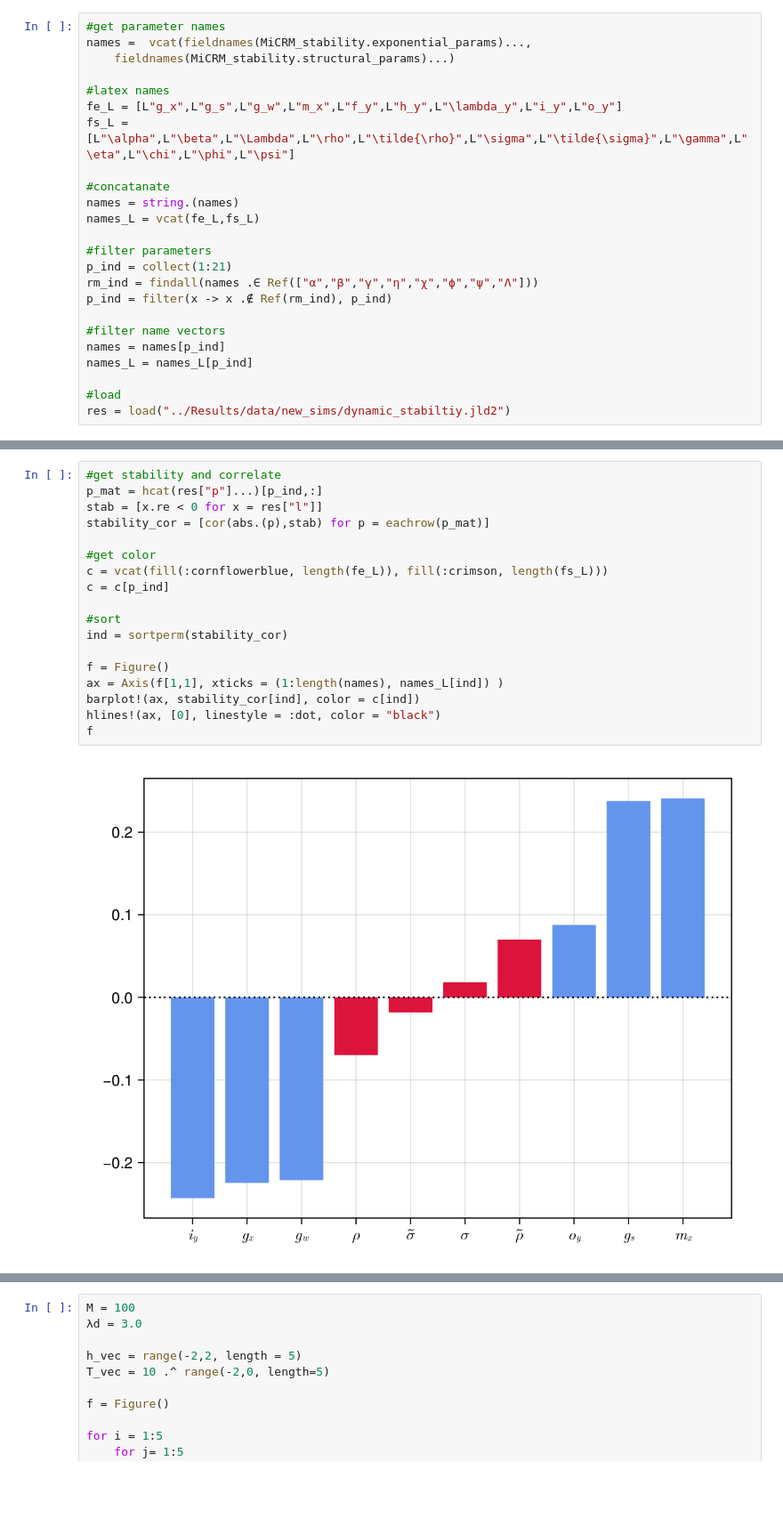
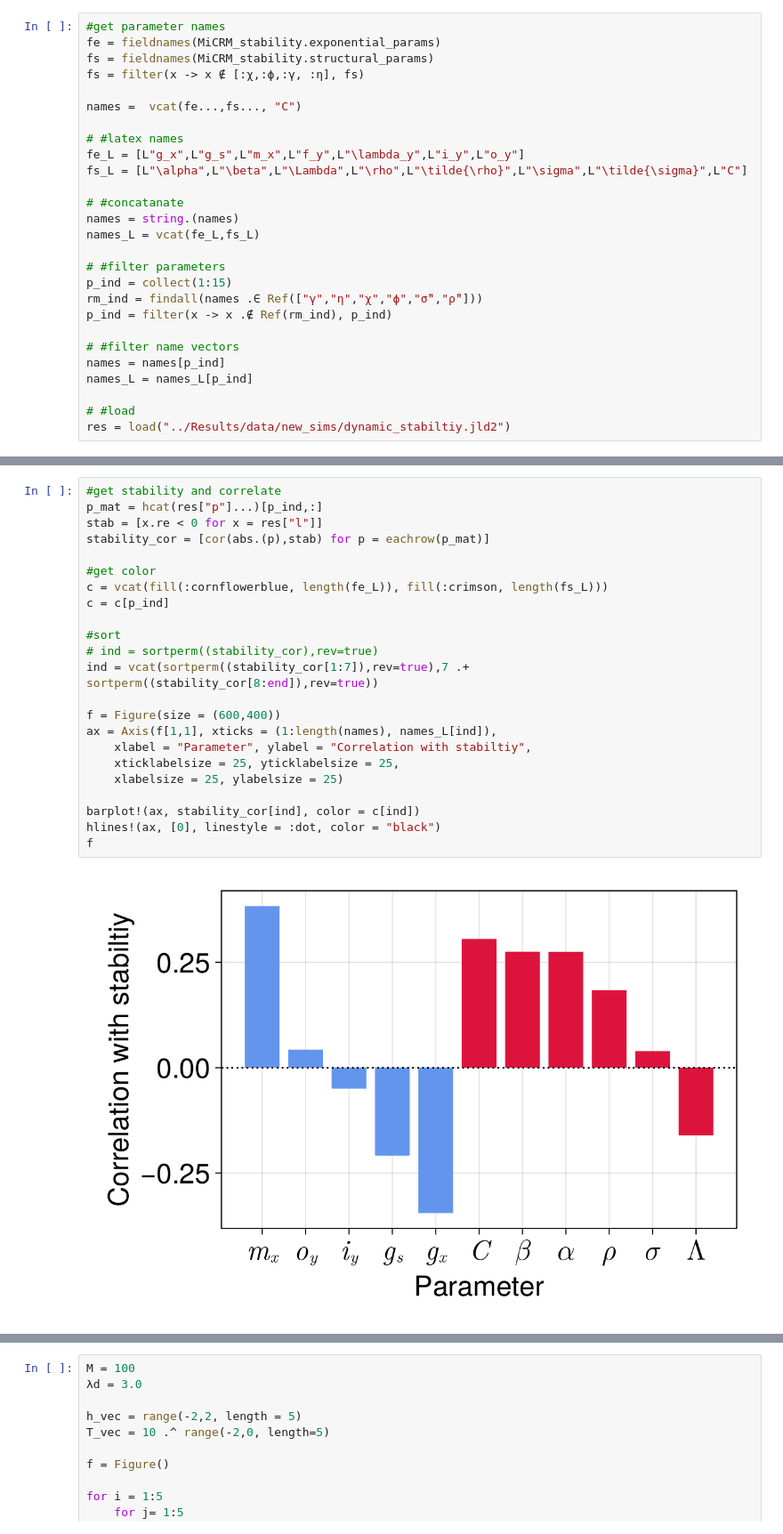
Before and after one commit to CleggTom/MiCRM_stability, a Jupyter notebook: Notebooks/Untitled1.ipynb, the cells around one changed output, grey strips where cells are left out. Shown at 89% size. Drawn from its saved outputs; the diff is of its cells as text; blank space fills up the shorter version.

```diff
--- a/Notebooks/Untitled1.ipynb
+++ b/Notebooks/Untitled1.ipynb
@@ -21,26 +17,29 @@ Precompiling Graphs
 # %%
 #get parameter names
-names =  vcat(fieldnames(MiCRM_stability.exponential_params)...,
-    fieldnames(MiCRM_stability.structural_params)...)
+fe = fieldnames(MiCRM_stability.exponential_params)
+fs = fieldnames(MiCRM_stability.structural_params)
+fs = filter(x -> x ∉ [:χ,:ϕ,:γ, :η], fs)
 
-#latex names
-fe_L = [L"g_x",L"g_s",L"g_w",L"m_x",L"f_y",L"h_y",L"\lambda_y",L"i_y",L"o_y"]
-fs_L = [L"\alpha",L"\beta",L"\Lambda",L"\rho",L"\tilde{\rho}",L"\sigma",L"\tilde{\sigma}",L"\gamma",L"\eta",L"\chi",L"\phi",L"\psi"]
+names =  vcat(fe...,fs..., "C")
 
-#concatanate
+# #latex names
+fe_L = [L"g_x",L"g_s",L"m_x",L"f_y",L"\lambda_y",L"i_y",L"o_y"]
+fs_L = [L"\alpha",L"\beta",L"\Lambda",L"\rho",L"\tilde{\rho}",L"\sigma",L"\tilde{\sigma}",L"C"]
+
+# #concatanate
 names = string.(names)
 names_L = vcat(fe_L,fs_L)
 
-#filter parameters
-p_ind = collect(1:21)
-rm_ind = findall(names .∈ Ref(["α","β","γ","η","χ","ϕ","ψ","Λ"]))
+# #filter parameters
+p_ind = collect(1:15)
+rm_ind = findall(names .∈ Ref(["γ","η","χ","ϕ","σ̃","ρ̃"]))
 p_ind = filter(x -> x .∉ Ref(rm_ind), p_ind)
 
-#filter name vectors
+# #filter name vectors
 names = names[p_ind]
 names_L = names_L[p_ind]
 
-#load
+# #load
 res = load("../Results/data/new_sims/dynamic_stabiltiy.jld2")
 # %% [output]
 Dict{String, Any} with 2 entries:
@@ -49,20 +48,25 @@ Dict{String, Any} with 2 entries:
 # %%
 #get stability and correlate
 p_mat = hcat(res["p"]...)[p_ind,:]
 stab = [x.re < 0 for x = res["l"]]
 stability_cor = [cor(abs.(p),stab) for p = eachrow(p_mat)]
 
 #get color
 c = vcat(fill(:cornflowerblue, length(fe_L)), fill(:crimson, length(fs_L)))
 c = c[p_ind]
 
 #sort
-ind = sortperm(stability_cor)
+# ind = sortperm((stability_cor),rev=true)
+ind = vcat(sortperm((stability_cor[1:7]),rev=true),7 .+ sortperm((stability_cor[8:end]),rev=true))
 
-f = Figure()
-ax = Axis(f[1,1], xticks = (1:length(names), names_L[ind]) )
+f = Figure(size = (600,400))
+ax = Axis(f[1,1], xticks = (1:length(names), names_L[ind]),
+    xlabel = "Parameter", ylabel = "Correlation with stabiltiy",
+    xticklabelsize = 25, yticklabelsize = 25,
+    xlabelsize = 25, ylabelsize = 25)
+
 barplot!(ax, stability_cor[ind], color = c[ind])
 hlines!(ax, [0], linestyle = :dot, color = "black")
 f
 # %% [output]
-[figure, old version]
+[figure, new version]
```
Also changed, not shown: parts of 22 cells of this notebook, 21 other files.
